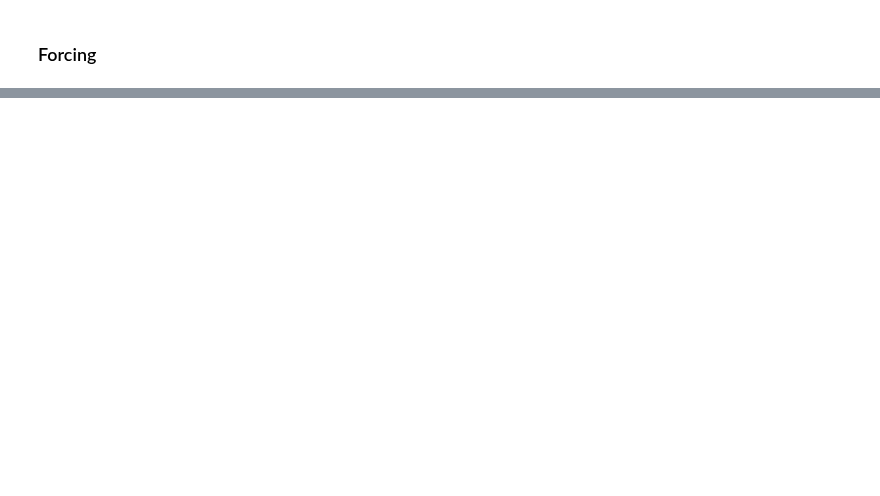
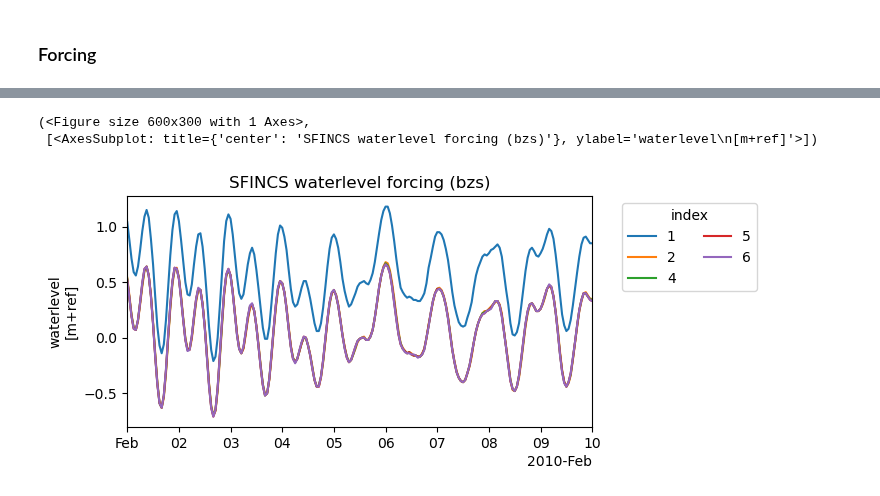
Before and after one commit to Deltares/hydromt_sfincs, a Jupyter notebook: examples/example_regulargrid.ipynb, the cells around one changed output, grey strips where cells are left out. Cells and saved outputs as stored; diff of their text form; code cells hidden in the pictures; blank space fills up the shorter version.

```diff
--- a/examples/example_regulargrid.ipynb
+++ b/examples/example_regulargrid.ipynb
@@ -111,3 +158,6 @@ sf.read_forcing(["waterlevel"])
 # %%
 # boundary points and time_series combined
 sf.forcing["bzs"]
+
+# change water level in first station
+sf.forcing["bzs"][0] += 0.5
@@ -117,6 +192,10 @@ sf.plot_forcing()
 # %%
 #drop point 3 and plot again
 sf.forcing["bzs"] = sf.forcing["bzs"].drop_sel(index=3)
-sf.plot_forcing()
+sf.plot_forcing("bzs")
+# %% [output]
+(<Figure size 600x300 with 1 Axes>,
+ [<AxesSubplot: title={'center': 'SFINCS waterlevel forcing (bzs)'}, ylabel='waterlevel\n[m+ref]'>])
+[figure, added]
 # %%
 # you can also read and plot all available forcing with
```
Also changed, not shown: parts of 11 cells of this notebook, 4 other files.
